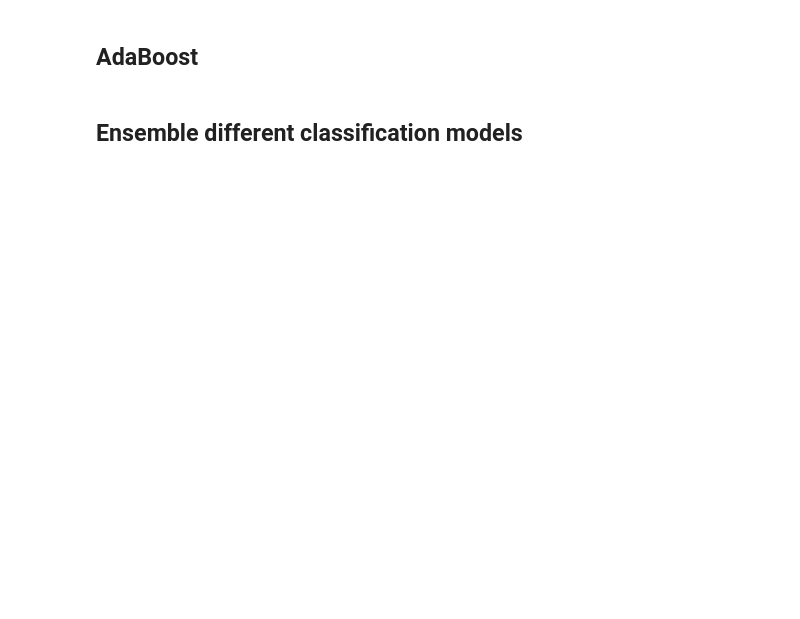
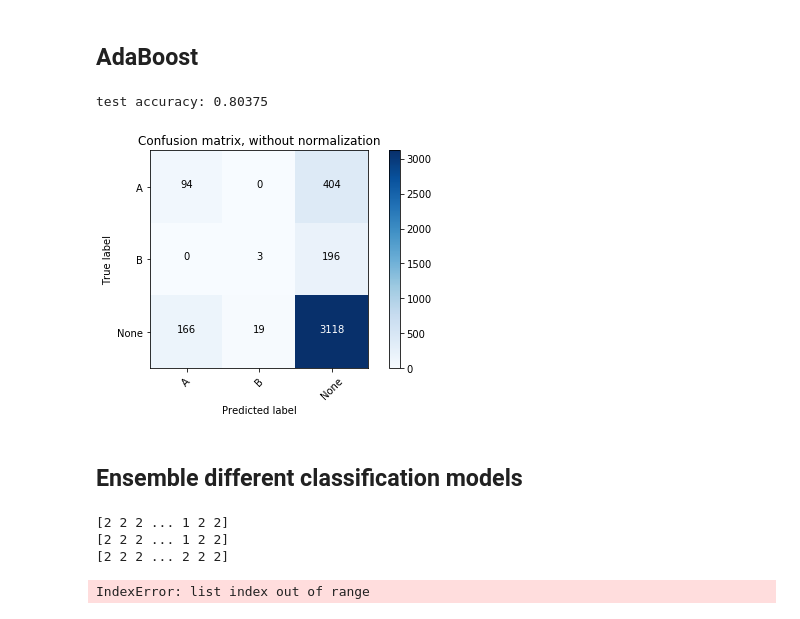
Before and after one commit to ace-racer/KE5108_Hybrid_Intelligent_Systems, a Jupyter notebook: KE5108-CA1-Part2/step4-EnsembleDifferentModels.ipynb, the cells around one changed output. Saved outputs shown, nothing was run; the diff lists cells and outputs as text; code cells hidden in the pictures; blank space fills up the shorter version.

```diff
--- a/KE5108-CA1-Part2/step4-EnsembleDifferentModels.ipynb
+++ b/KE5108-CA1-Part2/step4-EnsembleDifferentModels.ipynb
@@ -197,5 +197,20 @@ test accuracy: 0.799
 # %% [markdown]
 ## AdaBoost
+# %%
+ada_boost_model = pickle.load(open("models/adaboost_kappa_0_1702.pickle.dat", "rb"))
+y_test_pred_ada_boost = ada_boost_model.predict(X_test)
+
+print("test accuracy:", accuracy_score(y_test, y_test_pred_ada_boost))
+
+cm_adaboost = confusion_matrix(y_test, y_test_pred_ada_boost)
+np.set_printoptions(precision=4)
+
+# Plot non-normalized confusion matrix
+plt.figure()
+plot_confusion_matrix(cm_adaboost, classes=class_names, title='Confusion matrix, without normalization')
+# %% [output]
+test accuracy: 0.80375
+[figure, added]
 # %% [markdown]
 ## Ensemble different classification models
 # %%
@@ -225,3 +236,18 @@ def get_max_voted_predictions(list_of_predictions):
                 final_predictions.append(default_prediction)
 
         return final_predictions
+# %%
+ensemble_y_predictions = get_max_voted_predictions([y_test_pred_nn, y_test_pred_xg_boost, y_test_pred_ada_boost])
+print("test accuracy:", accuracy_score(y_test, ensemble_y_predictions))
+
+cm_ensemble = confusion_matrix(y_test, ensemble_y_predictions)
+np.set_printoptions(precision=4)
+
+# Plot non-normalized confusion matrix
+plt.figure()
+plot_confusion_matrix(cm_ensemble, classes=class_names, title='Confusion matrix, without normalization')
+# %% [output]
+[2 2 2 ... 1 2 2]
+[2 2 2 ... 1 2 2]
+[2 2 2 ... 2 2 2]
+IndexError: list index out of range
```
Also changed, not shown: parts of 2 cells of this notebook.
